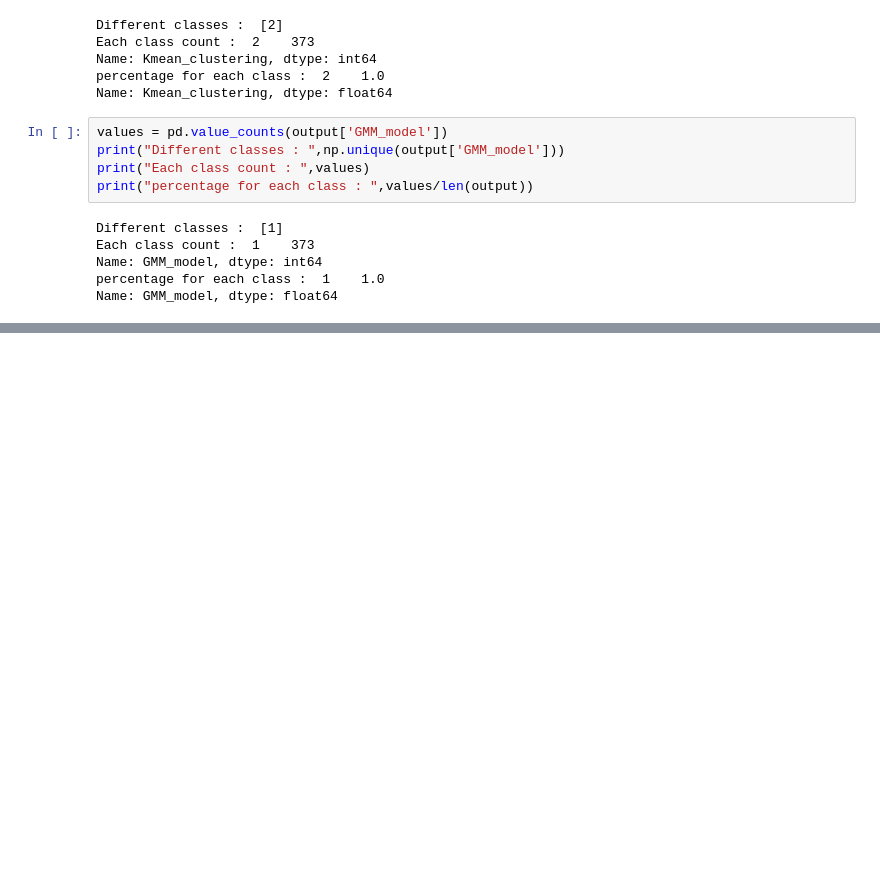
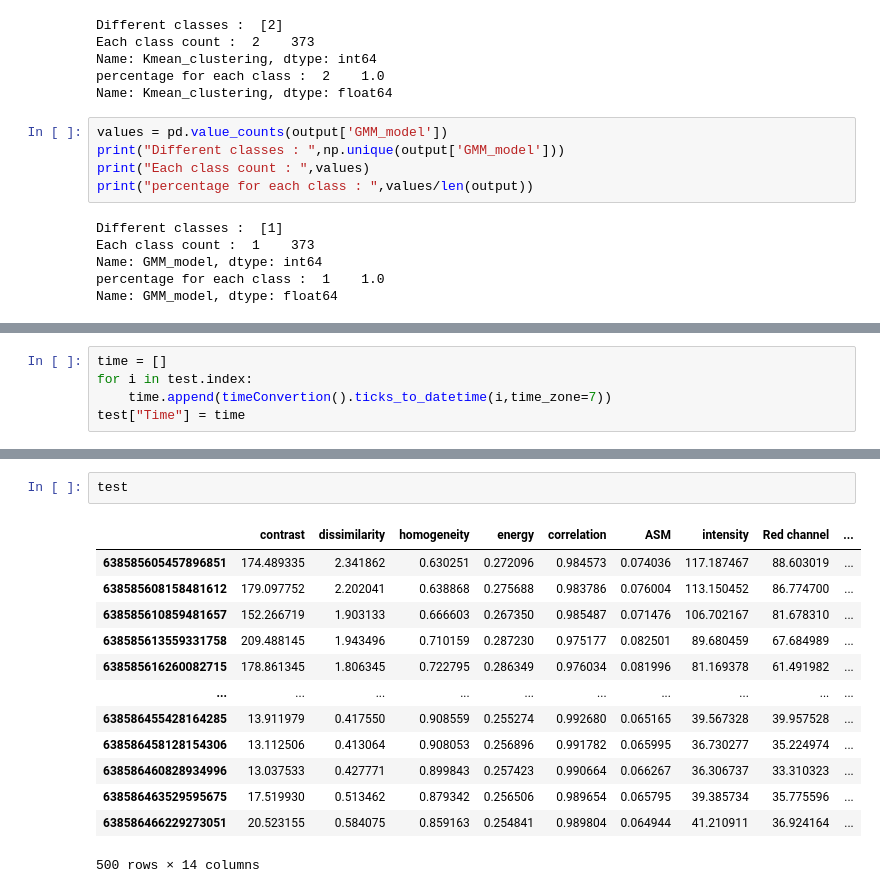
Before and after one commit to PrachayaKMITL/NARIT_internship_2024, a Jupyter notebook: Test_kernel/test.ipynb, the cells around one changed output, grey strips where cells are left out. Cells and saved outputs as stored; diff of their text form; blank space fills up the shorter version.

```diff
--- a/Test_kernel/test.ipynb
+++ b/Test_kernel/test.ipynb
@@ -186,0 +238,5 @@ plt.show()
+# %%
+time = []
+for i in test.index:
+    time.append(timeConvertion().ticks_to_datetime(i,time_zone=7))
+test["Time"] = time
@@ -186,0 +274,16 @@ plt.show()
+# %%
+test
+# %% [output]
+|  | contrast | dissimilarity | homogeneity | energy | correlation | ASM | intensity | Red channel | ... |
+| 638585605457896851 | 174.489335 | 2.341862 | 0.630251 | 0.272096 | 0.984573 | 0.074036 | 117.187467 | 88.603019 | ... |
+| 638585608158481612 | 179.097752 | 2.202041 | 0.638868 | 0.275688 | 0.983786 | 0.076004 | 113.150452 | 86.774700 | ... |
+| 638585610859481657 | 152.266719 | 1.903133 | 0.666603 | 0.267350 | 0.985487 | 0.071476 | 106.702167 | 81.678310 | ... |
+| 638585613559331758 | 209.488145 | 1.943496 | 0.710159 | 0.287230 | 0.975177 | 0.082501 | 89.680459 | 67.684989 | ... |
+| 638585616260082715 | 178.861345 | 1.806345 | 0.722795 | 0.286349 | 0.976034 | 0.081996 | 81.169378 | 61.491982 | ... |
+| ... | ... | ... | ... | ... | ... | ... | ... | ... | ... |
+| 638586455428164285 | 13.911979 | 0.417550 | 0.908559 | 0.255274 | 0.992680 | 0.065165 | 39.567328 | 39.957528 | ... |
+| 638586458128154306 | 13.112506 | 0.413064 | 0.908053 | 0.256896 | 0.991782 | 0.065995 | 36.730277 | 35.224974 | ... |
+| 638586460828934996 | 13.037533 | 0.427771 | 0.899843 | 0.257423 | 0.990664 | 0.066267 | 36.306737 | 33.310323 | ... |
+| 638586463529595675 | 17.519930 | 0.513462 | 0.879342 | 0.256506 | 0.989654 | 0.065795 | 39.385734 | 35.775596 | ... |
+| 638586466229273051 | 20.523155 | 0.584075 | 0.859163 | 0.254841 | 0.989804 | 0.064944 | 41.210911 | 36.924164 | ... |
+500 rows × 14 columns
```
Also changed, not shown: parts of 12 cells of this notebook, 5 other files.
